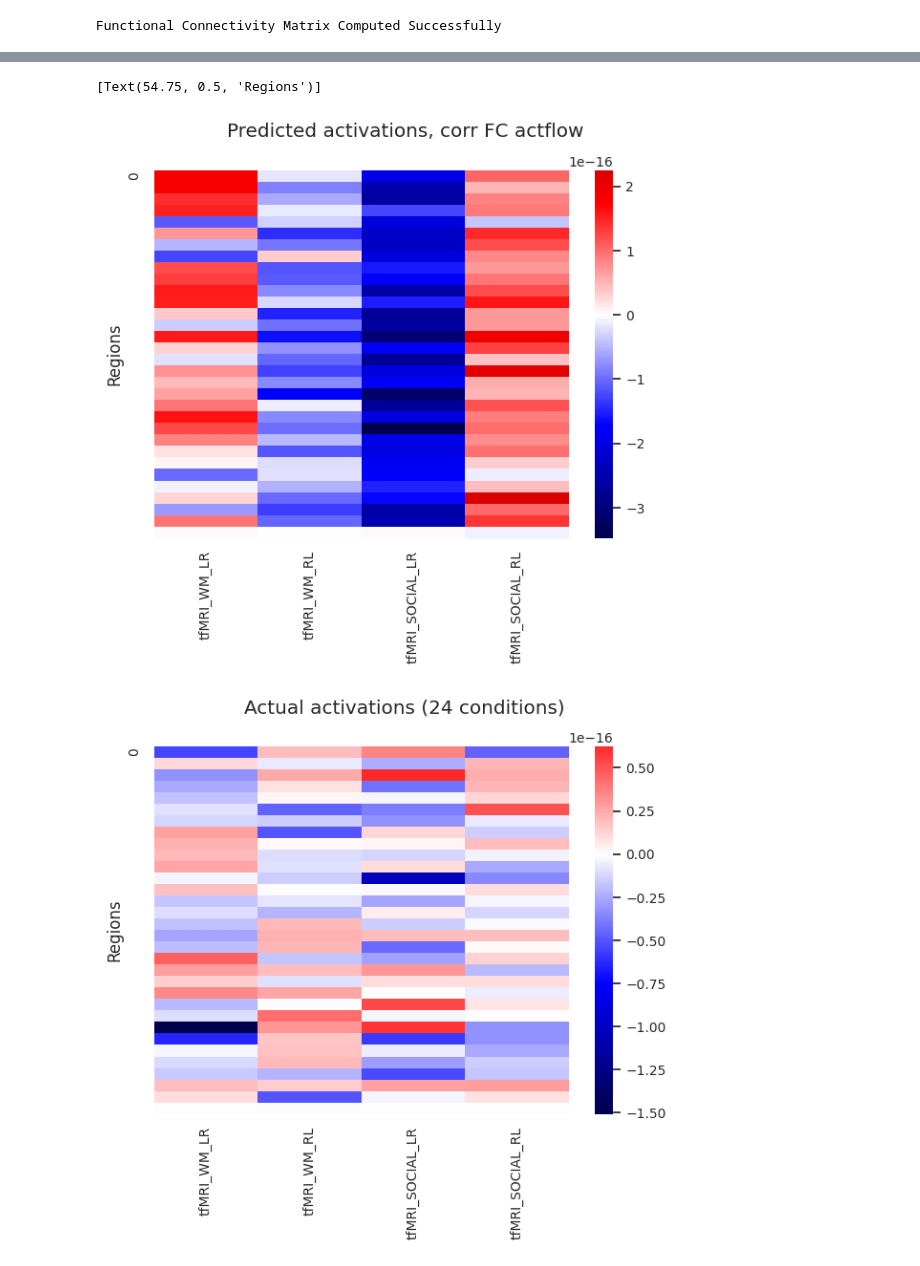
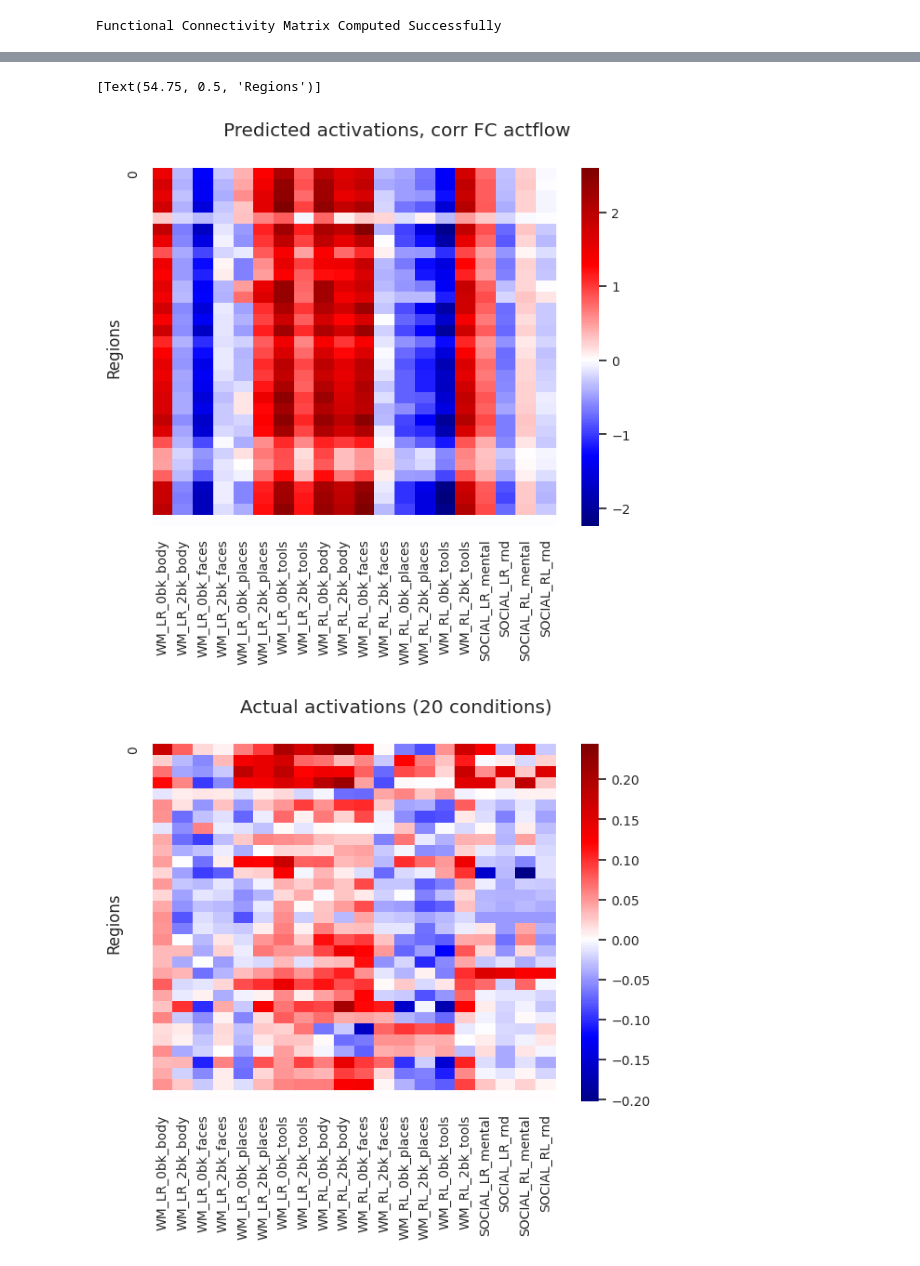
Before and after one commit to Wyw021214/ISP_autism, a Jupyter notebook: projects/fMRI/Actflow_HCP.ipynb, the cells around one changed output, grey strips where cells are left out. Saved outputs shown, nothing was run; the diff lists cells and outputs as text; code cells hidden in the pictures.

Commit message:
All subjects used

```diff
--- a/projects/fMRI/Actflow_HCP.ipynb
+++ b/projects/fMRI/Actflow_HCP.ipynb
@@ -81,17 +81,19 @@ subject_list_path = "/content/drive/MyDrive/hcp1200_subjects.txt"
 with open(subject_list_path, "r") as file:
     subject_ids = [line.strip() for line in file.readlines()]
 
-subject_ids = subject_ids[:30]  # Use the first 30 subjects
+subject_ids = subject_ids  # Use the first 30 subjects
 N_SUBJECTS = len(subject_ids)
 
-task_conditions = [
-    "tfMRI_WM_LR", "tfMRI_WM_RL",
-    "tfMRI_SOCIAL_LR", "tfMRI_SOCIAL_RL"
-]
+task_conditions = ["WM_LR_0bk_body", "WM_LR_2bk_body", "WM_LR_0bk_faces", "WM_LR_2bk_faces",
+  "WM_LR_0bk_places", "WM_LR_2bk_places", "WM_LR_0bk_tools", "WM_LR_2bk_tools",
+ "WM_RL_0bk_body", "WM_RL_2bk_body", "WM_RL_0bk_faces", "WM_RL_2bk_faces",
+  "WM_RL_0bk_places", "WM_RL_2bk_places", "WM_RL_0bk_tools", "WM_RL_2bk_tools",
+ "SOCIAL_LR_mental", "SOCIAL_LR_rnd", "SOCIAL_RL_mental", "SOCIAL_RL_rnd",
+ ]
 
 # Task and resting-state data
 N_PARCELS = 84  # Number of AAL parcels
-N_TASKS = 4     # Number of tasks
+N_TASKS = 20     # Number of tasks
 TIME_CHUNK = 1200  # Average over 1200 time points
 
 # Initialize lists to store valid subject data
@@ -142,9 +144,9 @@ for subj_idx, subject_id in enumerate(subject_ids):
 
 # Convert lists to numpy arrays
 restdata = np.stack(restdata_list, axis=2)  # Shape: (84, 1200, valid_subjects_count)
-activations_bycond = np.stack(activations_list, axis=2)  # Shape: (84, 4, valid_subjects_count)
+activations_bycond = np.stack(activations_list, axis=2)  # Shape: (84, 20, valid_subjects_count)
 
 # Verify final shape
 print("Final Restdata shape:", restdata.shape)  # Expected: (84, 1200, valid_subjects_count)
-print("Final Activations_bycond shape:", activations_bycond.shape)  # Expected: (84, 4, valid_subjects_count)
+print("Final Activations_bycond shape:", activations_bycond.shape)  # Expected: (84, 20, valid_subjects_count)
 # %% [output]
@@ -160,13 +178,13 @@ def safe_corrcoef(X):
     X_std = np.std(X, axis=1, keepdims=True)
 
     # Regularization: Avoid division by zero
-    X_std[X_std == 0] = 1e-10  # Small nonzero value to prevent NaNs
+    X_std[X_std < 1e-10] = 1e-10  # Small nonzero value to prevent NaNs
     X = X / X_std
-    return np.corrcoef(X)
 
-# Add Small Noise to Zero-Variance ROIs (Keeps All 84 ROIs)
-zero_variance_rois = np.std(restdata, axis=(1, 2)) == 0  # Identify flat ROIs
-restdata[zero_variance_rois, :, :] += np.random.normal(scale=1e-10, size=restdata[zero_variance_rois, :, :].shape)
+    # Use np.nan_to_num to handle potential NaNs during correlation calculation
+    corr_matrix = np.corrcoef(X)
+    corr_matrix = np.nan_to_num(corr_matrix)
+    return corr_matrix
 
 # Replace NaNs with Small Nonzero Value
 restdata = np.nan_to_num(restdata, nan=1e-10)  # Replace NaNs
@@ -178,14 +196,14 @@ for subj_idx in range(restdata.shape[2]):
     subject_restdata = restdata[:, :, subj_idx]
 
     if np.isnan(subject_restdata).sum() > 0:
-        print(f"⚠️ Warning: Subject {subj_idx} contains NaNs in `restdata`. Skipping FC calculation.")
+        print(f"Warning: Subject {subj_idx} contains NaNs in `restdata`. Skipping FC calculation.")
         continue
 
     restFC_corr[:, :, subj_idx] = safe_corrcoef(subject_restdata)
 
 nan_count = np.isnan(restFC_corr).sum()
 if nan_count > 0:
-    print(f"⚠️ Warning: {nan_count} NaN values detected in `restFC_corr` after computation.")
+    print(f"Warning: {nan_count} NaN values detected in `restFC_corr` after computation.")
 
 print("Functional Connectivity Matrix Computed Successfully")
 # %% [output]
@@ -229,14 +239,14 @@ plt.show()
 # %%
 plt.figure(figsize=[7,5])
 ax = sns.heatmap(np.mean(actflowOutput_restFCCorr_bycond['actPredVector_bytask_bysubj'],axis=2)[netorder,:],center=0,cmap='seismic',cbar=True,yticklabels=100,xticklabels=task_conditions)
 ax.figure.suptitle('Predicted activations, corr FC actflow')
 ax.set(ylabel='Regions')
 
 plt.figure(figsize=[7,5])
 ax = sns.heatmap(np.mean(activations_bycond,axis=2)[netorder,:],center=0,cmap='seismic',cbar=True,yticklabels=100,xticklabels=task_conditions)
-ax.figure.suptitle('Actual activations (24 conditions)')
+ax.figure.suptitle('Actual activations (20 conditions)')
 ax.set(ylabel='Regions')
 # %% [output]
 [Text(54.75, 0.5, 'Regions')]
-[figure, old version]
+[figure, new version]
-[figure, old version]
+[figure, new version]
```
Also changed, not shown: parts of 6 cells of this notebook.
